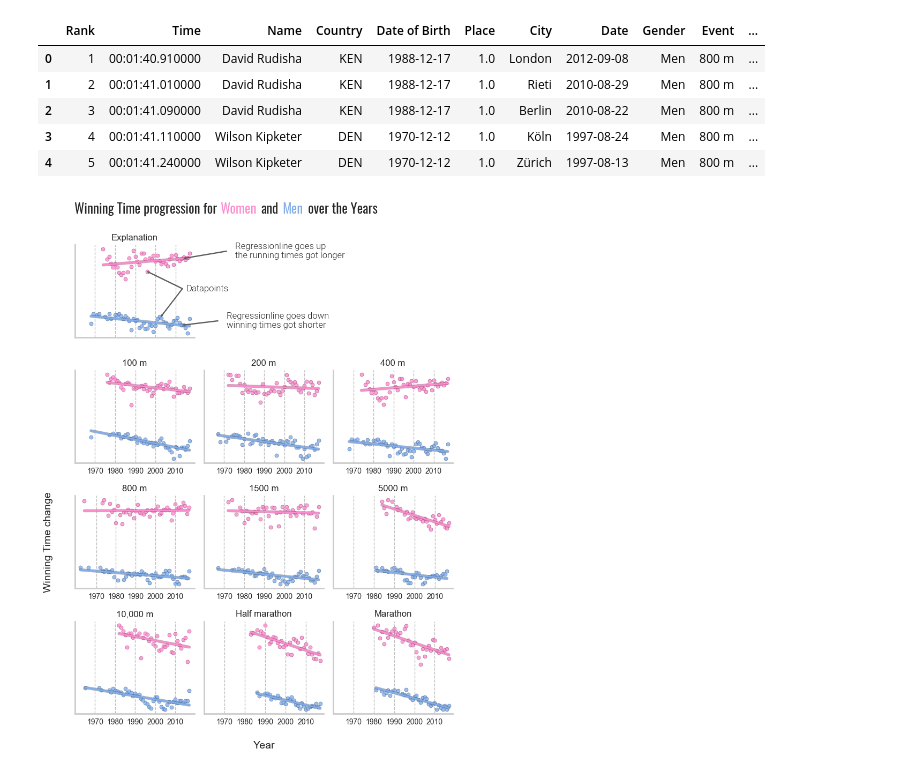
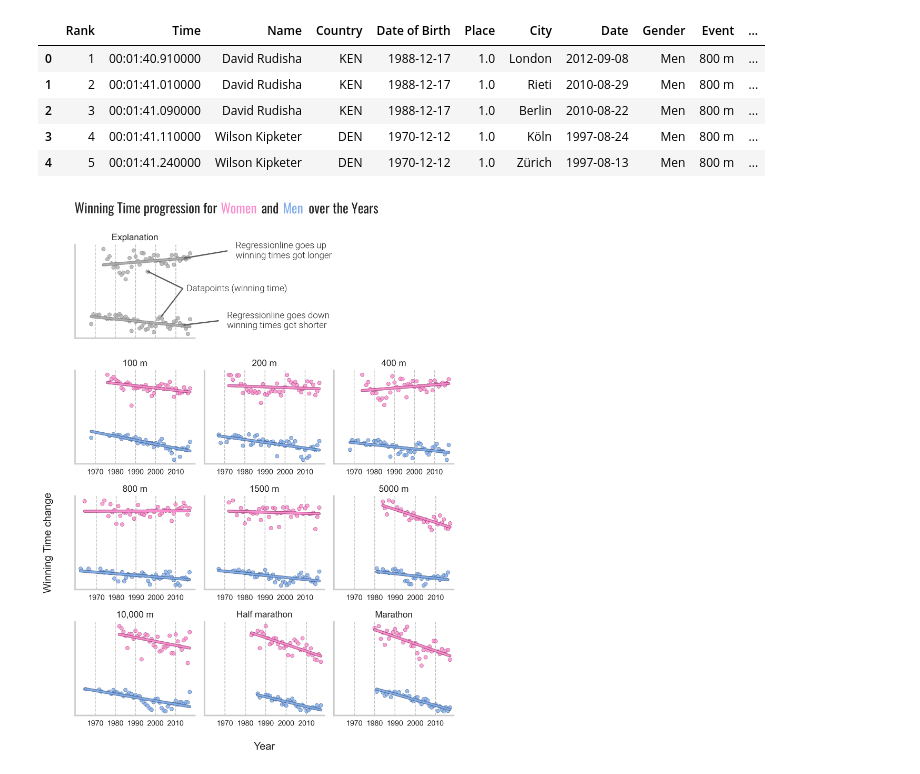
Before and after one commit to Uiblar/DataViz-HSLU, a Jupyter notebook: Python/winning_times_progression.ipynb, the cells around one changed output. Drawn from its saved outputs; the diff is of its cells as text; code cells hidden in the pictures.

```diff
--- a/Python/winning_times_progression.ipynb
+++ b/Python/winning_times_progression.ipynb
@@ -80,7 +80,7 @@ width = 8
 height = 10
 
 # Create a figure and axes objects
-fig, axes = plt.subplots(nrows, ncols, figsize=(width, height))
+fig, axes = plt.subplots(nrows, ncols, figsize=(width, height), dpi=300)
 fig.subplots_adjust(wspace=0.3, hspace=1)
 
 # Flatten the axes array for easy iteration
@@ -118,10 +118,10 @@ for gen in gender_list:
             x = min_time_per_event['Year']
             y = min_time_per_event['Time_s']
 
-            sns.regplot(data=min_time_per_event, x=x, y=y, ax=ax, line_kws={'color': edge_color, 'lw': 4, 'alpha' : 0.5}, scatter=False, ci=None)
+            sns.regplot(data=min_time_per_event, x=x, y=y, ax=ax, line_kws={'color': '#808080', 'lw': 4, 'alpha' : 0.8}, scatter=False, ci=None)
             sns.regplot(data=min_time_per_event, x=x, y=y, ax=ax,
-                    scatter_kws={'s': 25, 'color': color, 'edgecolor': edge_color, 'linewidths': 0.5, 'alpha': 0.8},
-                    line_kws={"color": color, "lw": 2, 'alpha': 1},
+                    scatter_kws={'s': 25, 'color': '#b0b0b0', 'edgecolor': '#808080', 'linewidths': 0.5, 'alpha': 0.8},
+                    line_kws={"color": '#b0b0b0', "lw": 2, 'alpha': 1},
                     scatter=True, ci=None)
 
             # Set and modify the Titel of the subplot
@@ -177,7 +177,7 @@ for gen in gender_list:
         x = min_time_per_event['Year']
         y = min_time_per_event['Time_s']
 
-        sns.regplot(data=min_time_per_event, x=x, y=y, ax=ax, line_kws={'color': edge_color, 'lw': 4, 'alpha' : 0.5}, scatter=False, ci=None)
+        sns.regplot(data=min_time_per_event, x=x, y=y, ax=ax, line_kws={'color': edge_color, 'lw': 4, 'alpha' : 0.8}, scatter=False, ci=None)
         sns.regplot(data=min_time_per_event, x=x, y=y, ax=ax,
                     scatter_kws={'s': 25, 'color': color, 'edgecolor': edge_color, 'linewidths': 0.5, 'alpha': 0.8},
                     line_kws={"color": color, "lw": 2, 'alpha': 1},
@@ -259,7 +259,7 @@ fig.add_artist(arrow1)
 
 annotext1 = fig.text(x=annox, y=annoy,
                    s="Regressionline goes up \n"
-                     "the running times got longer", va="center",
+                     "winning times got longer", va="center",
                    fontproperties=annotations_font)
 
 # Arrow 2 + 3 and Annotation 2 for explanationplot
@@ -282,7 +282,7 @@ arrow3 = FancyArrow(arrow_startx2, arrow_starty2, arrow_direction_right2, arrow_
 fig.add_artist(arrow3)
 
 annotext2 = fig.text(x=annox, y=annoy,
-                   s="Datapoints", ha="left",
+                   s="Datapoints (winning time)", ha="left",
                    fontproperties=annotations_font)
 
 
@@ -307,31 +307,31 @@ annotext3 = fig.text(x=annox + 0.1, y=annoy,
 # Title parts for different colors
 title_start = "Winning Time progression for"
 title_colored_women = "Women"
 title_middle = "and"
 title_colored_men = "Men"
 title_end = "over the Years"
 
 # Set each part of the title with different colors
 txt_pos_start = 0.095
 txt_pos_women = txt_pos_start + 0.34
 txt_pos_middle = txt_pos_women + 0.095
 txt_pos_men = txt_pos_middle + 0.05
 txt_pos_end = txt_pos_men + 0.06
 txt_pos_vert = 1.015
 fig.text(txt_pos_start, txt_pos_vert, title_start, ha='left', va='bottom', fontproperties=title_font)
 fig.text(txt_pos_women, txt_pos_vert, title_colored_women, ha='left', va='bottom', color=col_women, fontproperties=title_font)
 fig.text(txt_pos_middle, txt_pos_vert, title_middle, ha='left', va='bottom', fontproperties=title_font)
 fig.text(txt_pos_men, txt_pos_vert, title_colored_men, ha='left', va='bottom', color=col_men, fontproperties=title_font)
 fig.text(txt_pos_end, txt_pos_vert, title_end, ha='left', va='bottom', fontproperties=title_font)
 
 # Remove extra subplots
 for idx in range(0, 12, 1):
     if idx == 1:
         fig.delaxes(axes[idx])
     if idx == 2:
         fig.delaxes(axes[idx])
 
 fig.tight_layout()
 plt.show()
 # %% [output]
-[figure, old version]
+[figure, new version]
```
Also changed, not shown: 1 other file.
